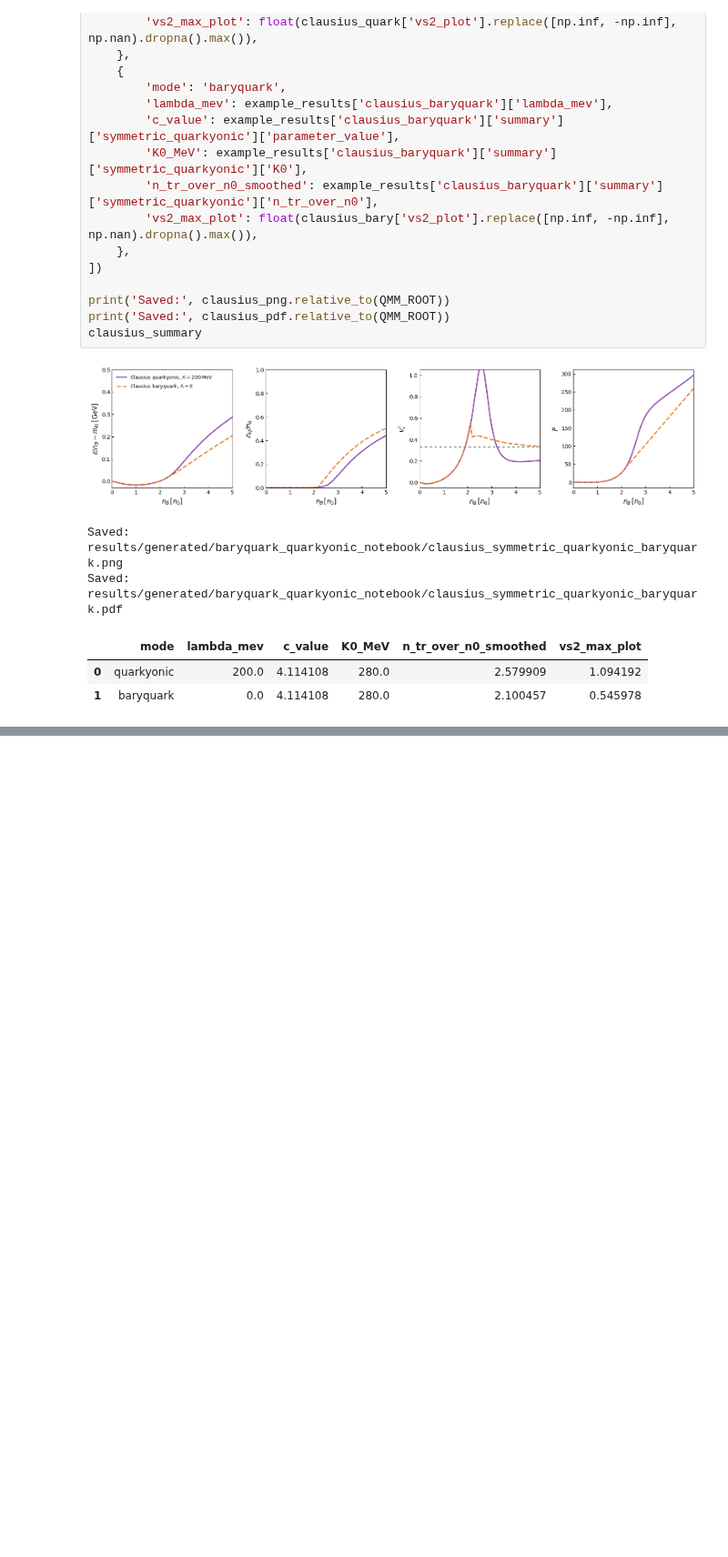
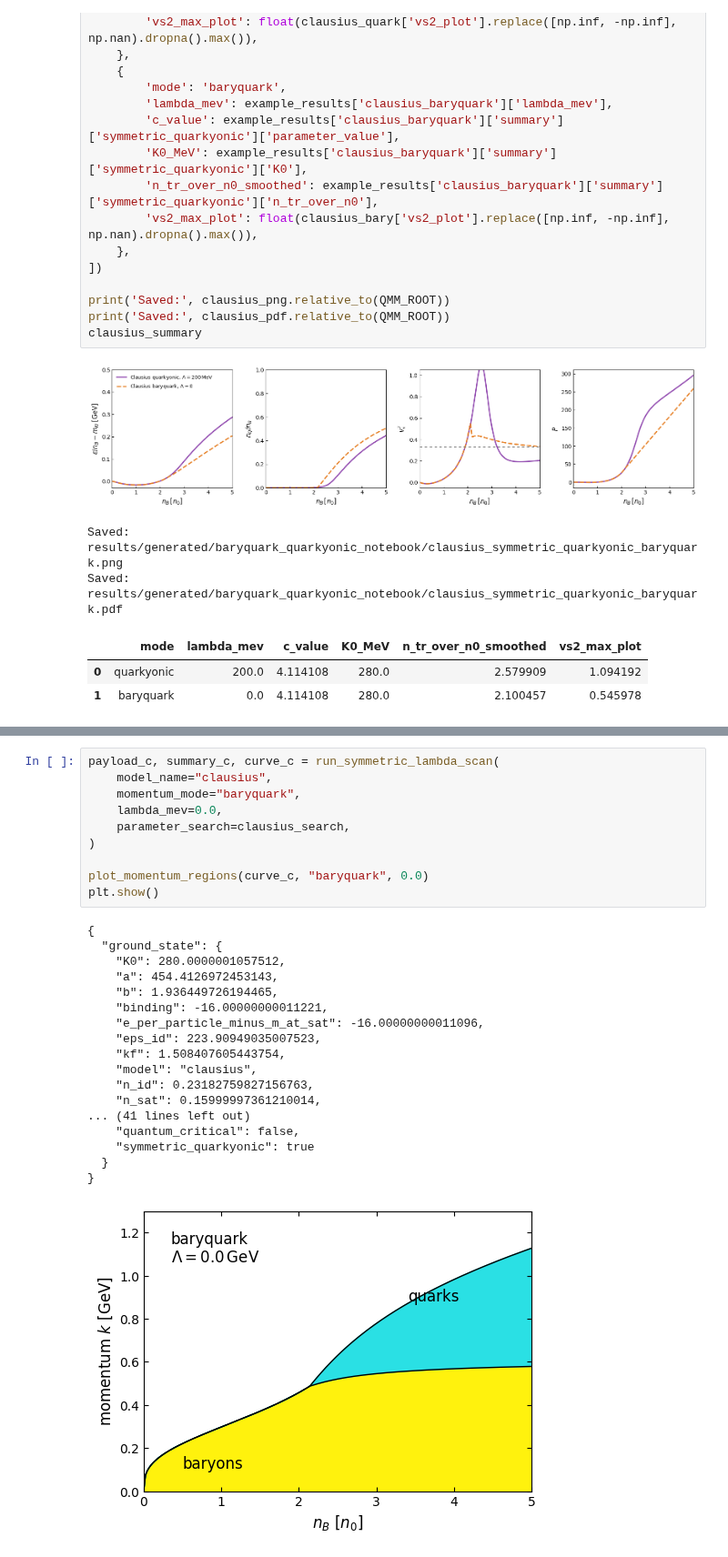
Before and after one commit to dajuarez4/QMM, a Jupyter notebook: notebooks/baryquark_quarkyonic.ipynb, the cells around one changed output, grey strips where cells are left out. Shown at 91% size. Cells and saved outputs as stored; diff of their text form; blank space fills up the shorter version.

```diff
--- a/notebooks/baryquark_quarkyonic.ipynb
+++ b/notebooks/baryquark_quarkyonic.ipynb
@@ -423,0 +723,29 @@ Saved: results/generated/baryquark_quarkyonic_notebook/clausius_symmetric_quarky
+# %%
+payload_c, summary_c, curve_c = run_symmetric_lambda_scan(
+    model_name="clausius",
+    momentum_mode="baryquark",
+    lambda_mev=0.0,
+    parameter_search=clausius_search,
+)
+
+plot_momentum_regions(curve_c, "baryquark", 0.0)
+plt.show()
+# %% [output]
+{
+  "ground_state": {
+    "K0": 280.0000001057512,
+    "a": 454.4126972453143,
+    "b": 1.936449726194465,
+    "binding": -16.00000000011221,
+    "e_per_particle_minus_m_at_sat": -16.00000000011096,
+    "eps_id": 223.90949035007523,
+    "kf": 1.508407605443754,
+    "model": "clausius",
+    "n_id": 0.23182759827156763,
+    "n_sat": 0.15999997361210014,
+... (41 lines left out)
+    "quantum_critical": false,
+    "symmetric_quarkyonic": true
+  }
+}
+[figure, added]
```
Also changed, not shown: parts of 9 cells of this notebook, 26 other files.
